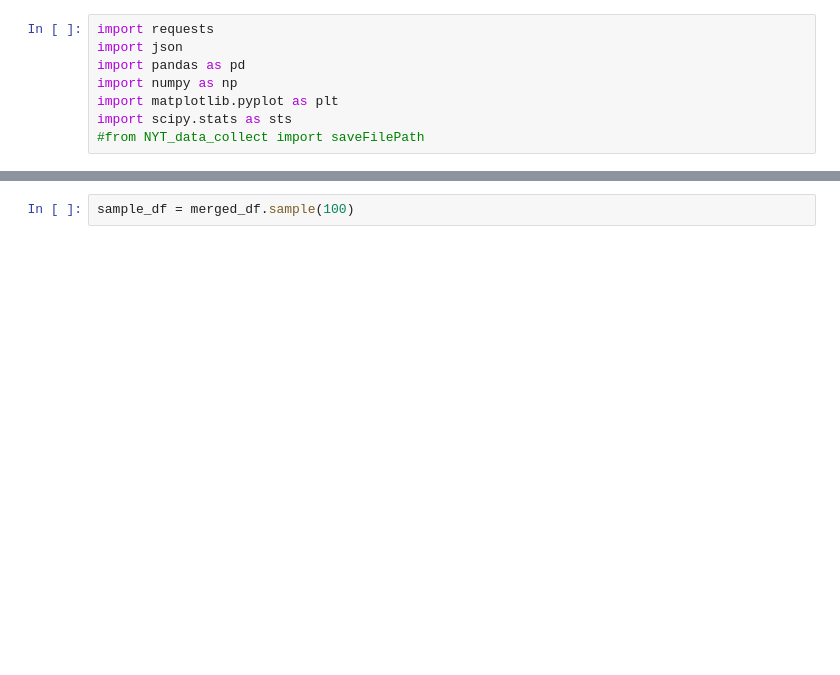
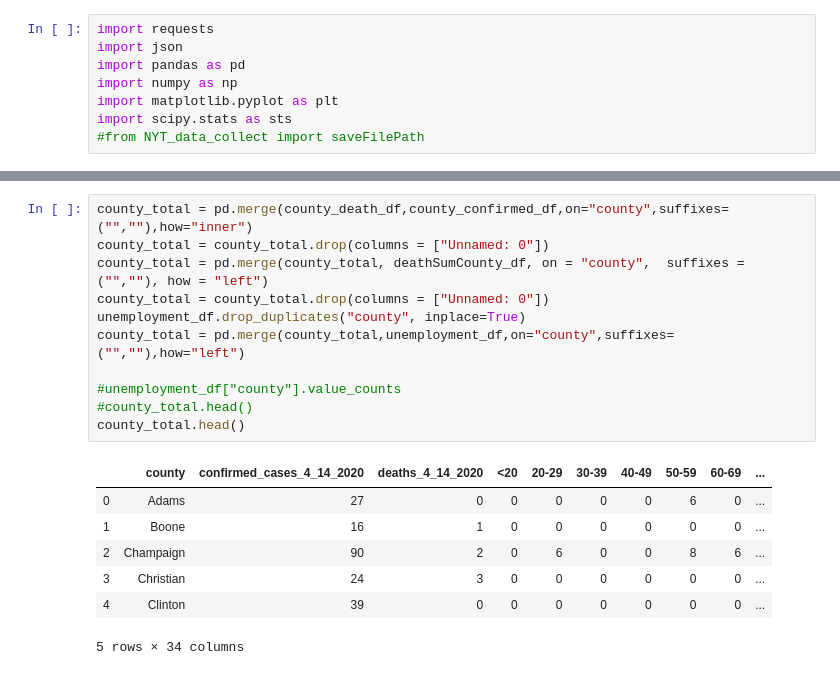
Before and after one commit to rstankovic/DataSciProject_I, a Jupyter notebook: Main_Scripts/B_C_scripts/script1.ipynb, the cells around one changed output, grey strips where cells are left out. Cells and saved outputs as stored; diff of their text form; blank space fills up the shorter version.

```diff
--- a/Main_Scripts/B_C_scripts/script1.ipynb
+++ b/Main_Scripts/B_C_scripts/script1.ipynb
@@ -85,2 +72,19 @@ merged_df.head()
-# %%
-sample_df = merged_df.sample(100)
+# %%
+county_total = pd.merge(county_death_df,county_confirmed_df,on="county",suffixes=("",""),how="inner")
+county_total = county_total.drop(columns = ["Unnamed: 0"])
+county_total = pd.merge(county_total, deathSumCounty_df, on = "county",  suffixes = ("",""), how = "left")
+county_total = county_total.drop(columns = ["Unnamed: 0"])
+unemployment_df.drop_duplicates("county", inplace=True)
+county_total = pd.merge(county_total,unemployment_df,on="county",suffixes=("",""),how="left")
+
+#unemployment_df["county"].value_counts
+#county_total.head()
+county_total.head()
+# %% [output]
+|  | county | confirmed_cases_4_14_2020 | deaths_4_14_2020 | <20 | 20-29 | 30-39 | 40-49 | 50-59 | 60-69 | ... |
+| 0 | Adams | 27 | 0 | 0 | 0 | 0 | 0 | 6 | 0 | ... |
+| 1 | Boone | 16 | 1 | 0 | 0 | 0 | 0 | 0 | 0 | ... |
+| 2 | Champaign | 90 | 2 | 0 | 6 | 0 | 0 | 8 | 6 | ... |
+| 3 | Christian | 24 | 3 | 0 | 0 | 0 | 0 | 0 | 0 | ... |
+| 4 | Clinton | 39 | 0 | 0 | 0 | 0 | 0 | 0 | 0 | ... |
+5 rows × 34 columns
```
Also changed, not shown: parts of 12 cells of this notebook, 2 other files.
